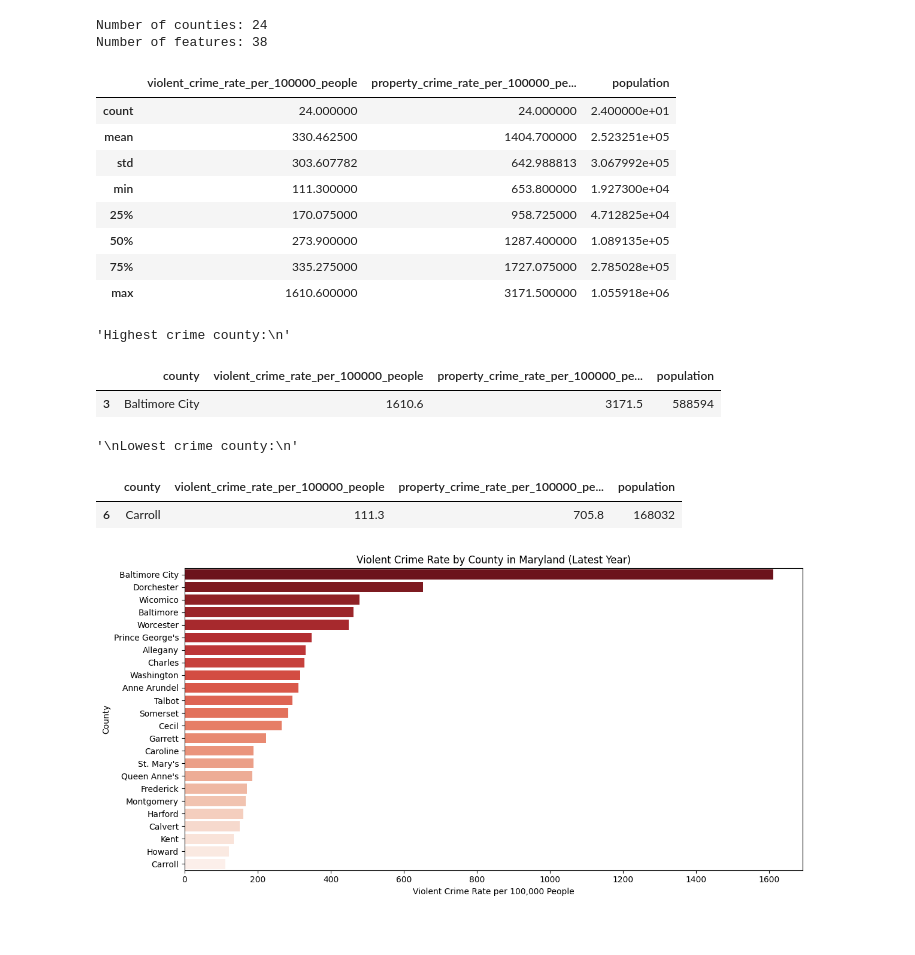
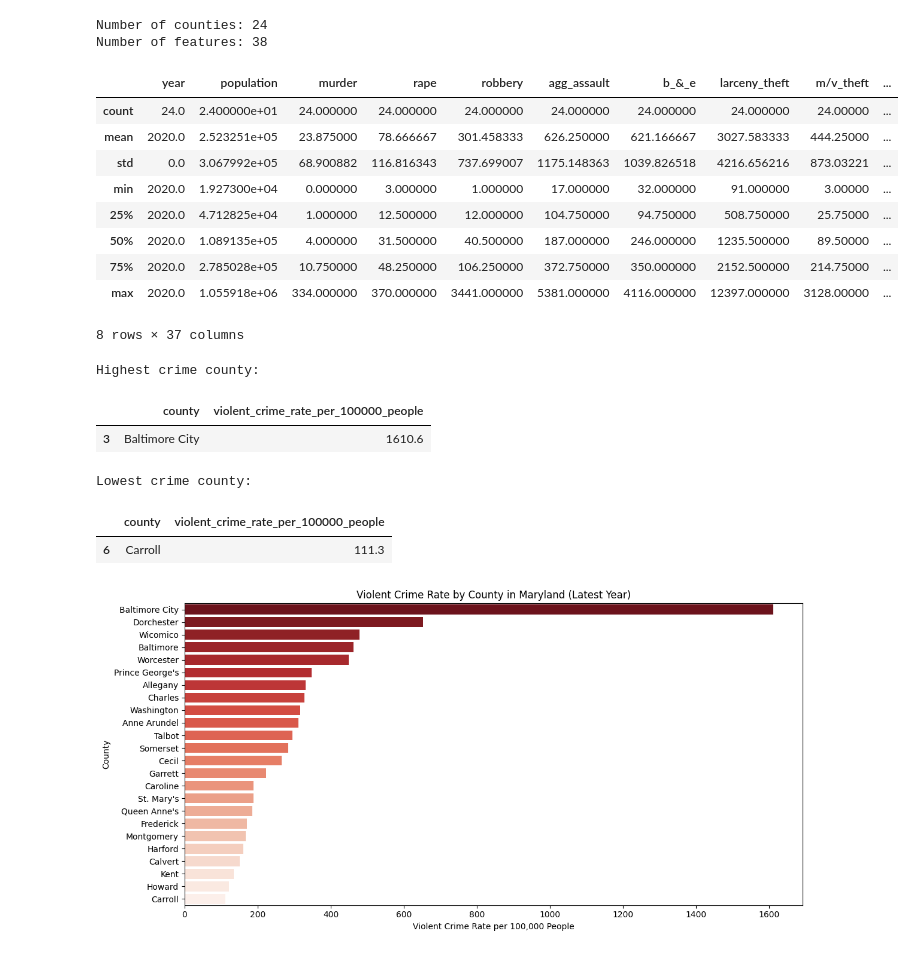
Before and after one commit to Prasannaraj27/CMSC320Final, a Jupyter notebook: ViolentCrime.ipynb, the cells around one changed output. Saved outputs shown, nothing was run; the diff lists cells and outputs as text; code cells hidden in the pictures.

```diff
--- a/ViolentCrime.ipynb
+++ b/ViolentCrime.ipynb
@@ -112,38 +119,39 @@ print(f"Number of features: {num_features}")
 Number of counties: 24
 Number of features: 38
 # %%
-county_crime_df = crime_df_latest.groupby('county', as_index=False).agg({
-    'violent_crime_rate_per_100000_people': 'mean',
-    'property_crime_rate_per_100000_people': 'mean',
-    'population': 'sum'
-})
+# Group by county and take the mean of all numeric columns
+county_crime_df = crime_df_latest.groupby('county', as_index=False).mean(numeric_only=True)
+
 
 display(county_crime_df.describe())
 
-# Highest violent crime rate
+# Sort and get top/bottom
 highest_crime = county_crime_df.sort_values('violent_crime_rate_per_100000_people', ascending=False).head(1)
-
-# Lowest violent crime rate
 lowest_crime = county_crime_df.sort_values('violent_crime_rate_per_100000_people').head(1)
 
-display("Highest crime county:\n", highest_crime)
-display("\nLowest crime county:\n", lowest_crime)
+# Display only the county and violent crime rate
+print("Highest crime county:")
+display(highest_crime[['county', 'violent_crime_rate_per_100000_people']])
+
+print("\nLowest crime county:")
+display(lowest_crime[['county', 'violent_crime_rate_per_100000_people']])
 # %% [output]
-|  | violent_crime_rate_per_100000_people | property_crime_rate_per_100000_pe... | population |
-| count | 24.000000 | 24.000000 | 2.400000e+01 |
-| mean | 330.462500 | 1404.700000 | 2.523251e+05 |
-| std | 303.607782 | 642.988813 | 3.067992e+05 |
-| min | 111.300000 | 653.800000 | 1.927300e+04 |
-| 25% | 170.075000 | 958.725000 | 4.712825e+04 |
-| 50% | 273.900000 | 1287.400000 | 1.089135e+05 |
-| 75% | 335.275000 | 1727.075000 | 2.785028e+05 |
-| max | 1610.600000 | 3171.500000 | 1.055918e+06 |
+|  | year | population | murder | rape | robbery | agg_assault | b_&_e | larceny_theft | m/v_theft | ... |
+| count | 24.0 | 2.400000e+01 | 24.000000 | 24.000000 | 24.000000 | 24.000000 | 24.000000 | 24.000000 | 24.00000 | ... |
+| mean | 2020.0 | 2.523251e+05 | 23.875000 | 78.666667 | 301.458333 | 626.250000 | 621.166667 | 3027.583333 | 444.25000 | ... |
+| std | 0.0 | 3.067992e+05 | 68.900882 | 116.816343 | 737.699007 | 1175.148363 | 1039.826518 | 4216.656216 | 873.03221 | ... |
+| min | 2020.0 | 1.927300e+04 | 0.000000 | 3.000000 | 1.000000 | 17.000000 | 32.000000 | 91.000000 | 3.00000 | ... |
+| 25% | 2020.0 | 4.712825e+04 | 1.000000 | 12.500000 | 12.000000 | 104.750000 | 94.750000 | 508.750000 | 25.75000 | ... |
+| 50% | 2020.0 | 1.089135e+05 | 4.000000 | 31.500000 | 40.500000 | 187.000000 | 246.000000 | 1235.500000 | 89.50000 | ... |
+| 75% | 2020.0 | 2.785028e+05 | 10.750000 | 48.250000 | 106.250000 | 372.750000 | 350.000000 | 2152.500000 | 214.75000 | ... |
+| max | 2020.0 | 1.055918e+06 | 334.000000 | 370.000000 | 3441.000000 | 5381.000000 | 4116.000000 | 12397.000000 | 3128.00000 | ... |
-'Highest crime county:\n'
+8 rows × 37 columns
+Highest crime county:
-|  | county | violent_crime_rate_per_100000_people | property_crime_rate_per_100000_pe... | population |
-| 3 | Baltimore City | 1610.6 | 3171.5 | 588594 |
+|  | county | violent_crime_rate_per_100000_people |
+| 3 | Baltimore City | 1610.6 |
-'\nLowest crime county:\n'
+Lowest crime county:
-|  | county | violent_crime_rate_per_100000_people | property_crime_rate_per_100000_pe... | population |
-| 6 | Carroll | 111.3 | 705.8 | 168032 |
+|  | county | violent_crime_rate_per_100000_people |
+| 6 | Carroll | 111.3 |
 # %%
 county_crime_df_sorted = county_crime_df.sort_values('violent_crime_rate_per_100000_people', ascending=False)
 
```
Also changed, not shown: parts of 4 cells of this notebook.
